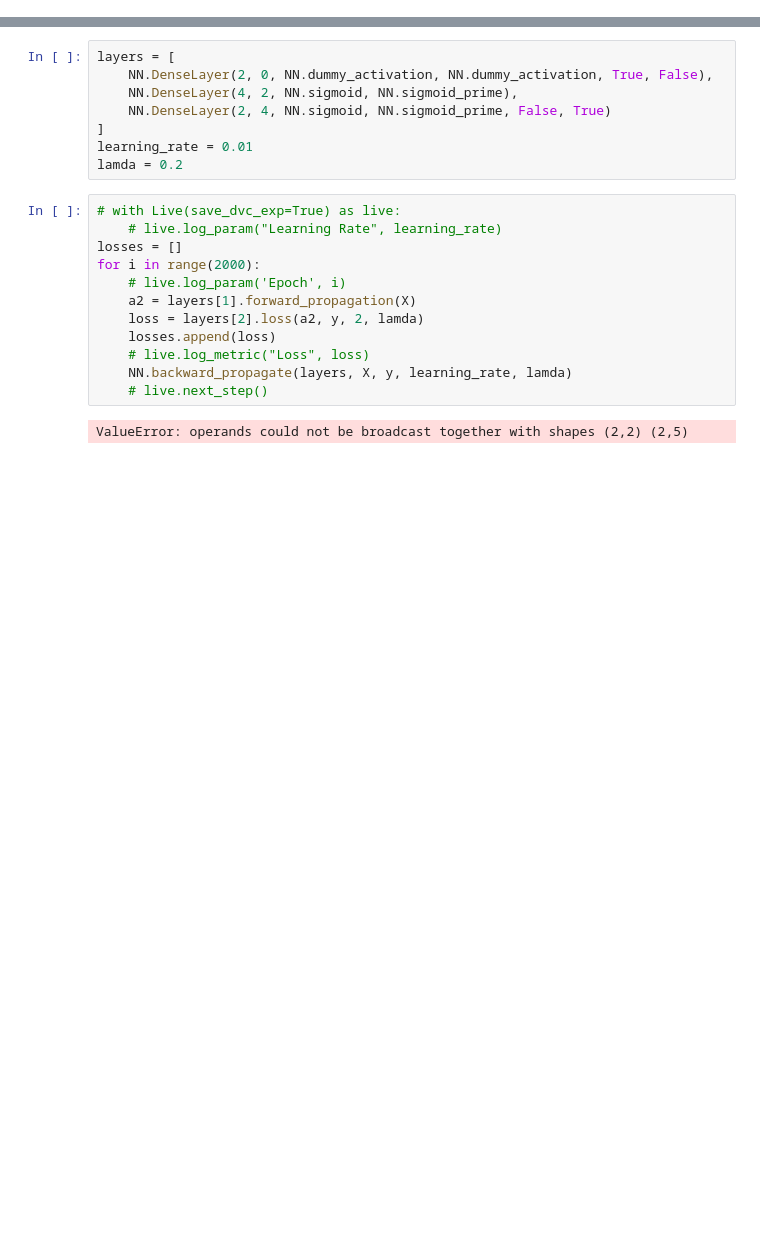
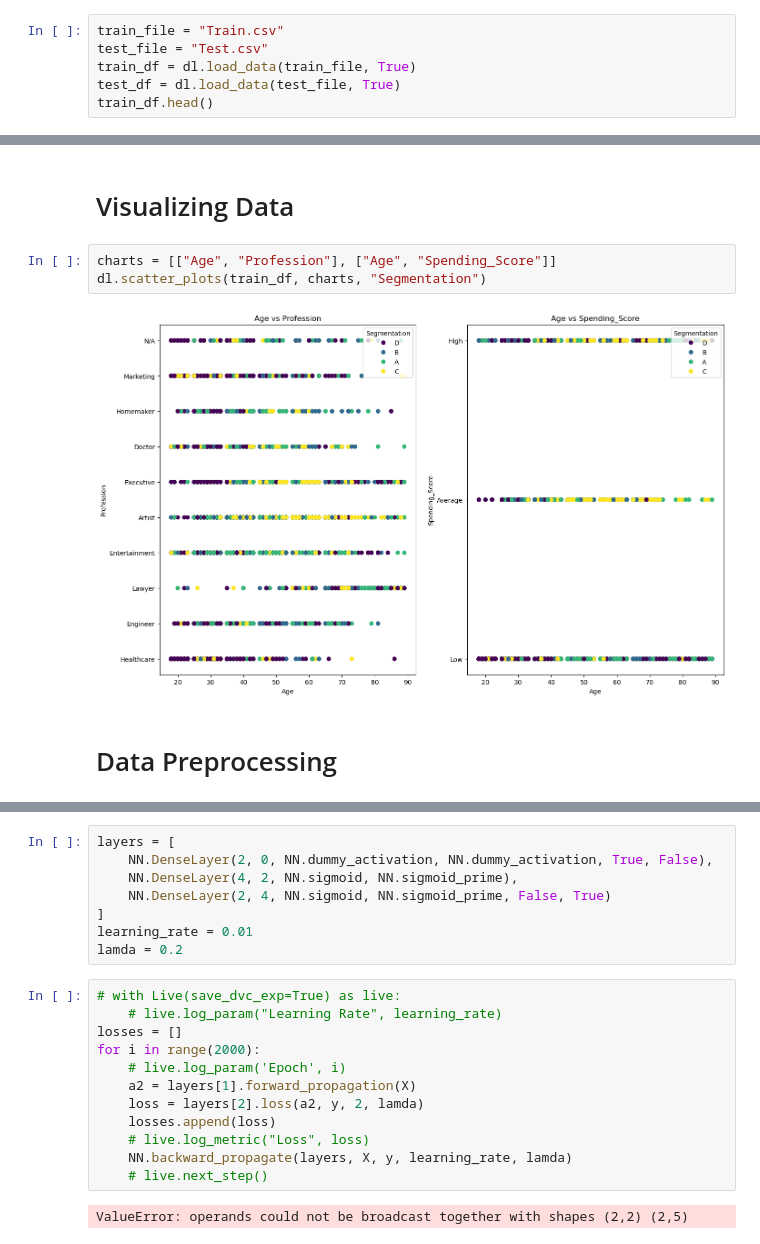
Before and after one commit to AsimWattoo/CustomerSegmentation_NN_Python, a Jupyter notebook: index.ipynb, the cells around one changed output, grey strips where cells are left out. Cells and saved outputs as stored; diff of their text form; blank space fills up the shorter version.

Commit message:
Added DataLoader file containing methods to manipulate and visualize data.

```diff
--- a/index.ipynb
+++ b/index.ipynb
@@ -10,0 +15,6 @@ from dvclive import Live
+# %%
+train_file = "Train.csv"
+test_file = "Test.csv"
+train_df = dl.load_data(train_file, True)
+test_df = dl.load_data(test_file, True)
+train_df.head()
@@ -10,0 +28,9 @@ from dvclive import Live
+# %% [markdown]
+# Visualizing Data
+# %%
+charts = [["Age", "Profession"], ["Age", "Spending_Score"]]
+dl.scatter_plots(train_df, charts, "Segmentation")
+# %% [output]
+[figure, added]
+# %% [markdown]
+# Data Preprocessing
```
Also changed, not shown: parts of 5 cells of this notebook, 2 other files.
